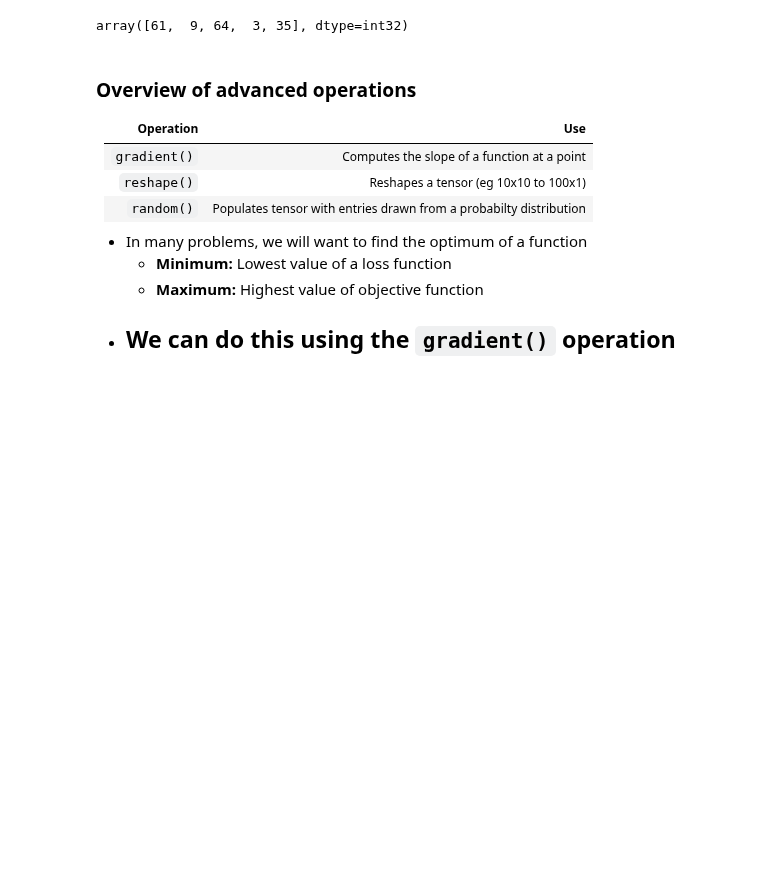
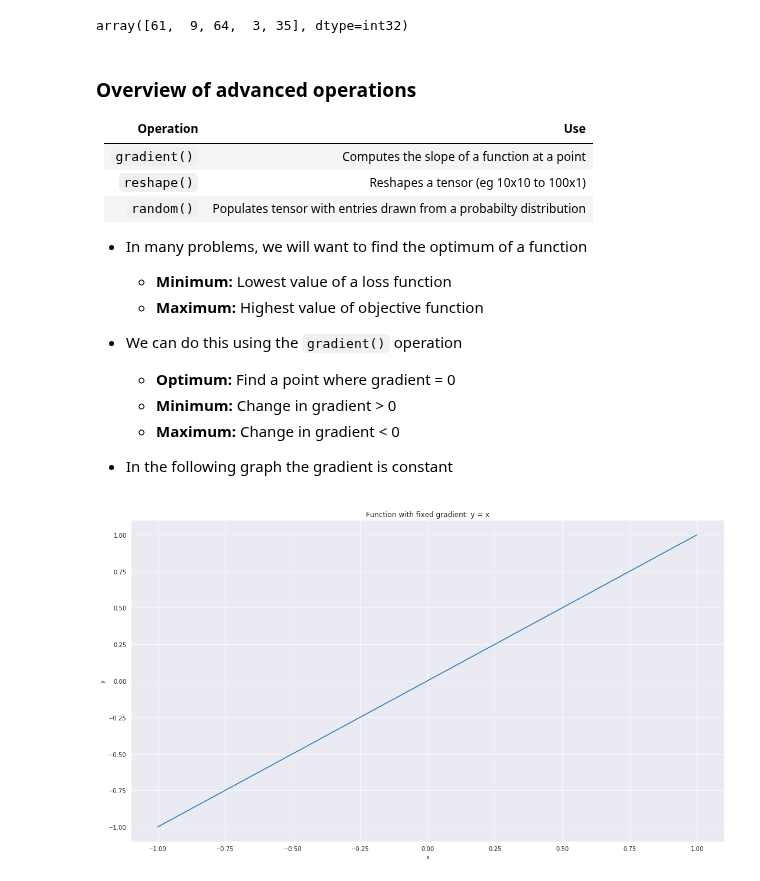
Before and after one commit to MikSm1th/datacamp_notes, a Jupyter notebook: tensor_flow/1_into_to_tensorflow.ipynb, the cells around one changed output. Saved outputs shown, nothing was run; the diff lists cells and outputs as text; code cells hidden in the pictures; blank space fills up the shorter version.

```diff
--- a/tensor_flow/1_into_to_tensorflow.ipynb
+++ b/tensor_flow/1_into_to_tensorflow.ipynb
@@ -104,4 +104,17 @@ array([61,  9, 64,  3, 35], dtype=int32)
     - **Minimum:** Lowest value of a loss function
     - **Maximum:** Highest value of objective function
 - We can do this using the `gradient()` operation
-    -
+    - **Optimum:** Find a point where gradient = 0
+    - **Minimum:** Change in gradient > 0
+    - **Maximum:** Change in gradient < 0
+
+- In the following graph the gradient is constant
+# %%
+x = np.linspace(-1, 1, 200)
+y = x
+plt.plot(x,y);
+plt.xlabel('x');
+plt.ylabel('y');
+plt.title('Function with fixed gradient: y = x');
+# %% [output]
+[figure, added]
```
Also changed, not shown: parts of 5 cells of this notebook.
